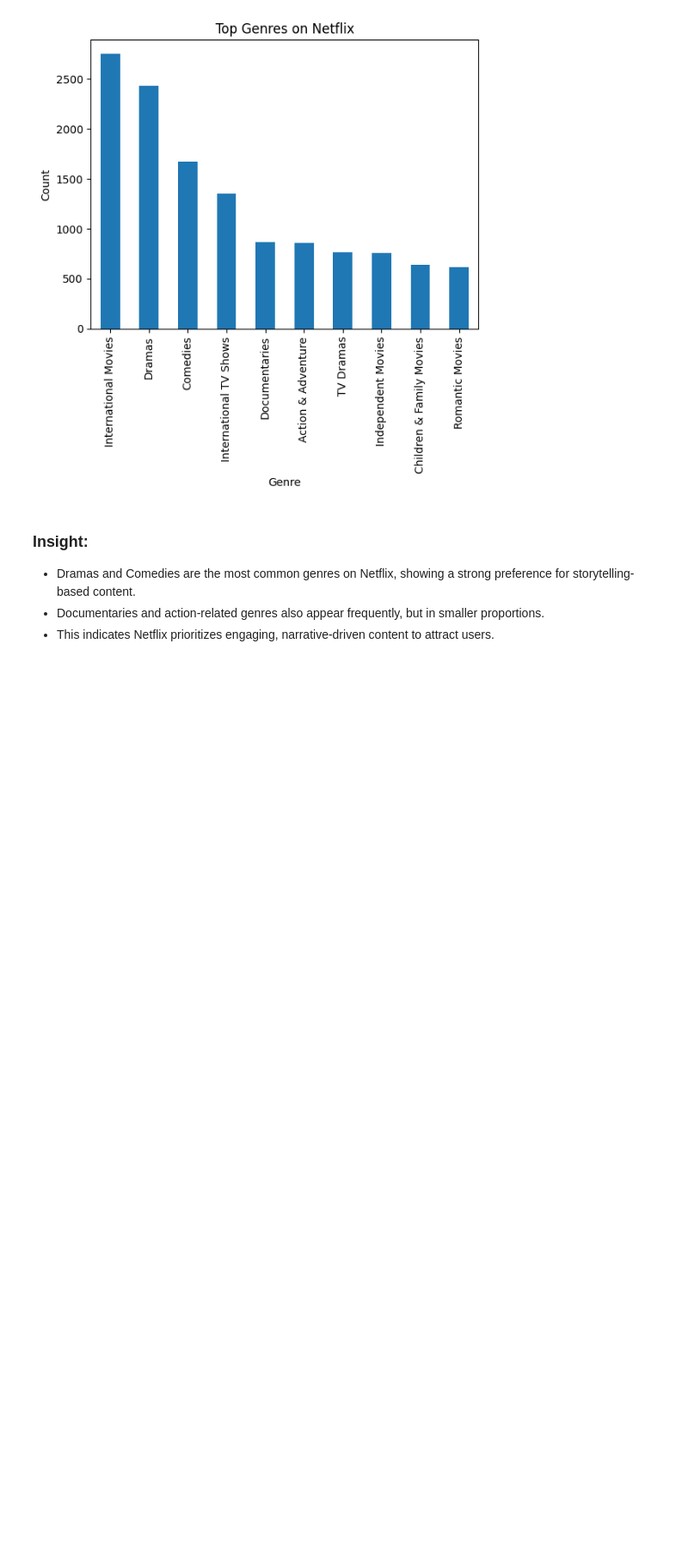
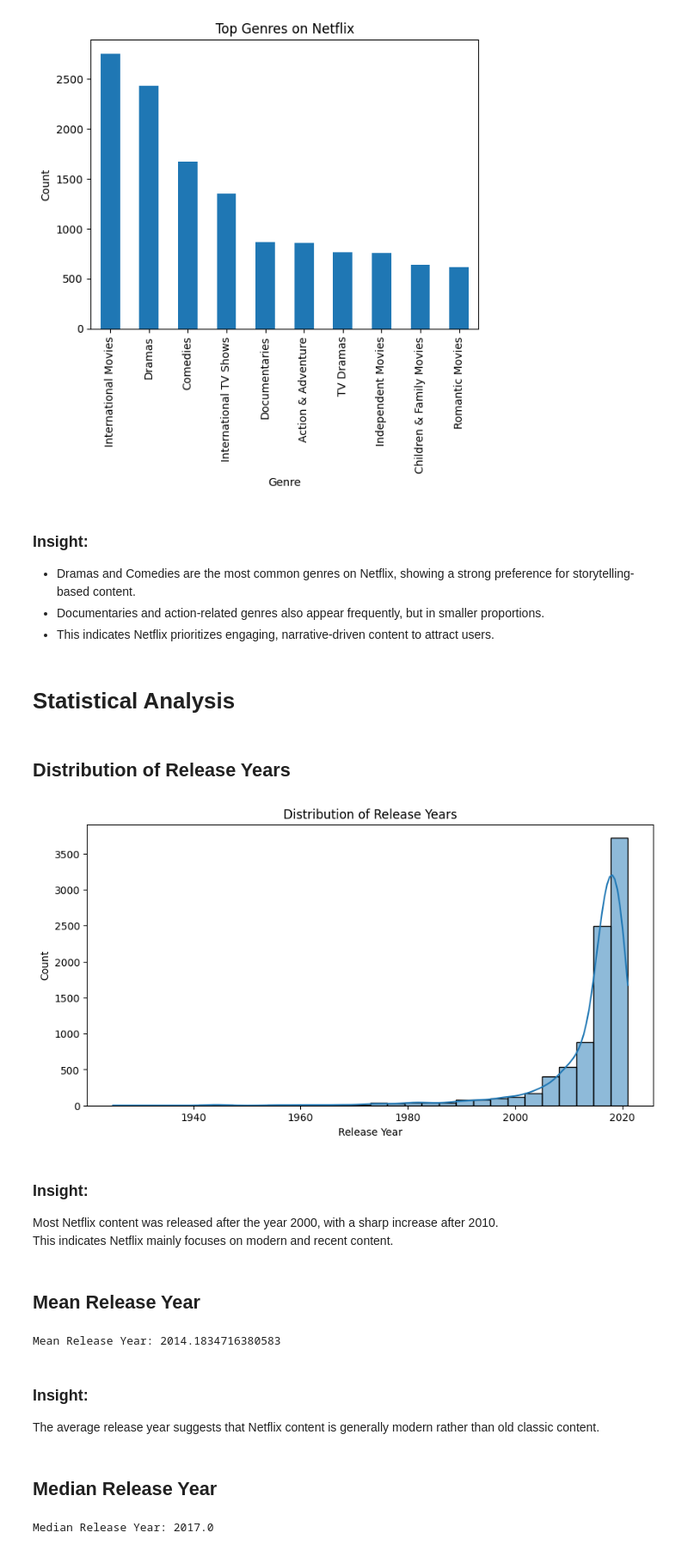
Before and after one commit to Bis2024/netflix-data-analysis, a Jupyter notebook: notebook/netflix_analysis.ipynb, the cells around one changed output. Shown at 86% size. Drawn from its saved outputs; the diff is of its cells as text; code cells hidden in the pictures; blank space fills up the shorter version.

Commit message:
Add statistical analysis

```diff
--- a/notebook/netflix_analysis.ipynb
+++ b/notebook/netflix_analysis.ipynb
@@ -380,3 +379,48 @@ plt.show()
 - Dramas and Comedies are the most common genres on Netflix, showing a strong preference for storytelling-based content.
 - Documentaries and action-related genres also appear frequently, but in smaller proportions.
 - This indicates Netflix prioritizes engaging, narrative-driven content to attract users.
+# %% [markdown]
+# Statistical Analysis
+# %% [markdown]
+## Distribution of Release Years
+# %%
+# Analyze distribution of content release years
+
+plt.figure(figsize=(10,5))
+
+sns.histplot(df['release_year'], bins=30, kde=True)
+
+plt.title('Distribution of Release Years')
+plt.xlabel('Release Year')
+plt.ylabel('Count')
+
+plt.show()
+# %% [output]
+[figure, added]
+# %% [markdown]
+### Insight:
+Most Netflix content was released after the year 2000, with a sharp increase after 2010.
+This indicates Netflix mainly focuses on modern and recent content.
+# %% [markdown]
+## Mean Release Year
+# %%
+# Calculate average release year of Netflix content
+
+mean_release_year = df['release_year'].mean()
+
+print("Mean Release Year:", mean_release_year)
+# %% [output]
+Mean Release Year: 2014.1834716380583
+# %% [markdown]
+### Insight:
+The average release year suggests that Netflix content is generally modern rather than old classic content.
+# %% [markdown]
+## Median Release Year
+# %%
+# Calculate median release year
+
+median_release_year = df['release_year'].median()
+
+print("Median Release Year:", median_release_year)
+# %% [output]
+Median Release Year: 2017.0
```
Also changed, not shown: parts of 11 cells of this notebook.
